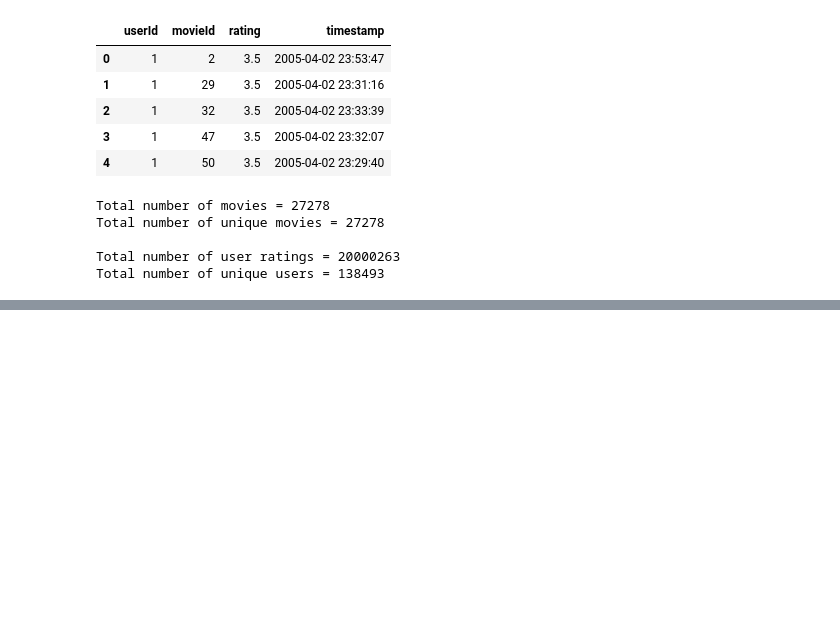
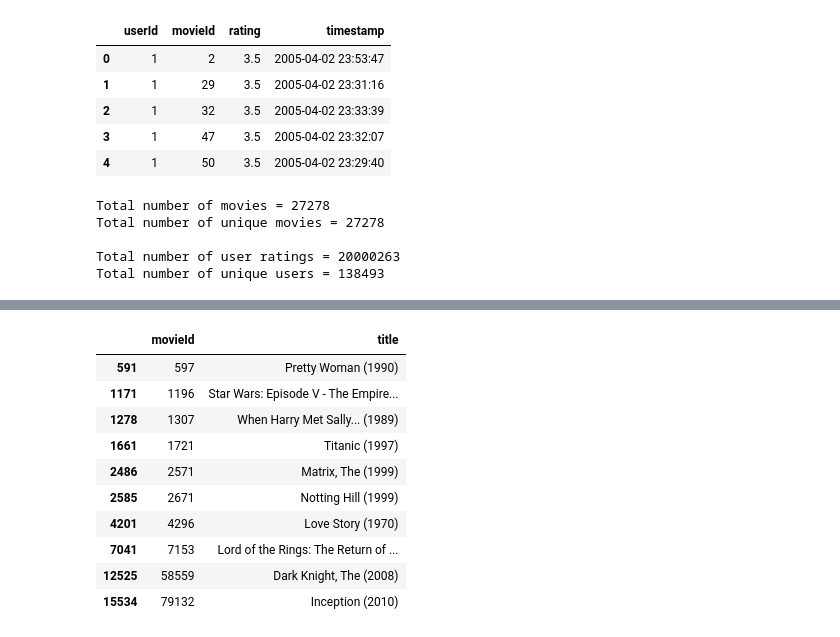
Before and after one commit to SupratimH/learning-data-science, a Jupyter notebook: machine-learning/collaborative-filtering.ipynb, the cells around one changed output, grey strips where cells are left out. Saved outputs shown, nothing was run; the diff lists cells and outputs as text; code cells hidden in the pictures; blank space fills up the shorter version.

```diff
--- a/machine-learning/collaborative-filtering.ipynb
+++ b/machine-learning/collaborative-filtering.ipynb
@@ -85,0 +105,23 @@ rating_data = rating_data.iloc[:num_ratings, :]
+# %%
+# Pick top movies
+top_action_movies = ['Dark Knight, The', 'Lord of the Rings: The Return of the King',
+                     'Inception', 'Star Wars: Episode V - The Empire Strikes Back',
+                     'Matrix, The']
+top_romantic_movies = ['Notting Hill', 'Love Story \(1970\)', 'When Harry Met Sally',
+                       'Titanic \(1997\)', 'Pretty Woman']
+top_movies = top_action_movies + top_romantic_movies
+
+movie_data = movie_data_all[movie_data_all.title.str.contains('|'.join(top_movies))]
+movie_data
+# %% [output]
+|  | movieId | title |
+| 591 | 597 | Pretty Woman (1990) |
+| 1171 | 1196 | Star Wars: Episode V - The Empire... |
+| 1278 | 1307 | When Harry Met Sally... (1989) |
+| 1661 | 1721 | Titanic (1997) |
+| 2486 | 2571 | Matrix, The (1999) |
+| 2585 | 2671 | Notting Hill (1999) |
+| 4201 | 4296 | Love Story (1970) |
+| 7041 | 7153 | Lord of the Rings: The Return of ... |
+| 12525 | 58559 | Dark Knight, The (2008) |
+| 15534 | 79132 | Inception (2010) |
```
Also changed, not shown: parts of 39 cells of this notebook.
